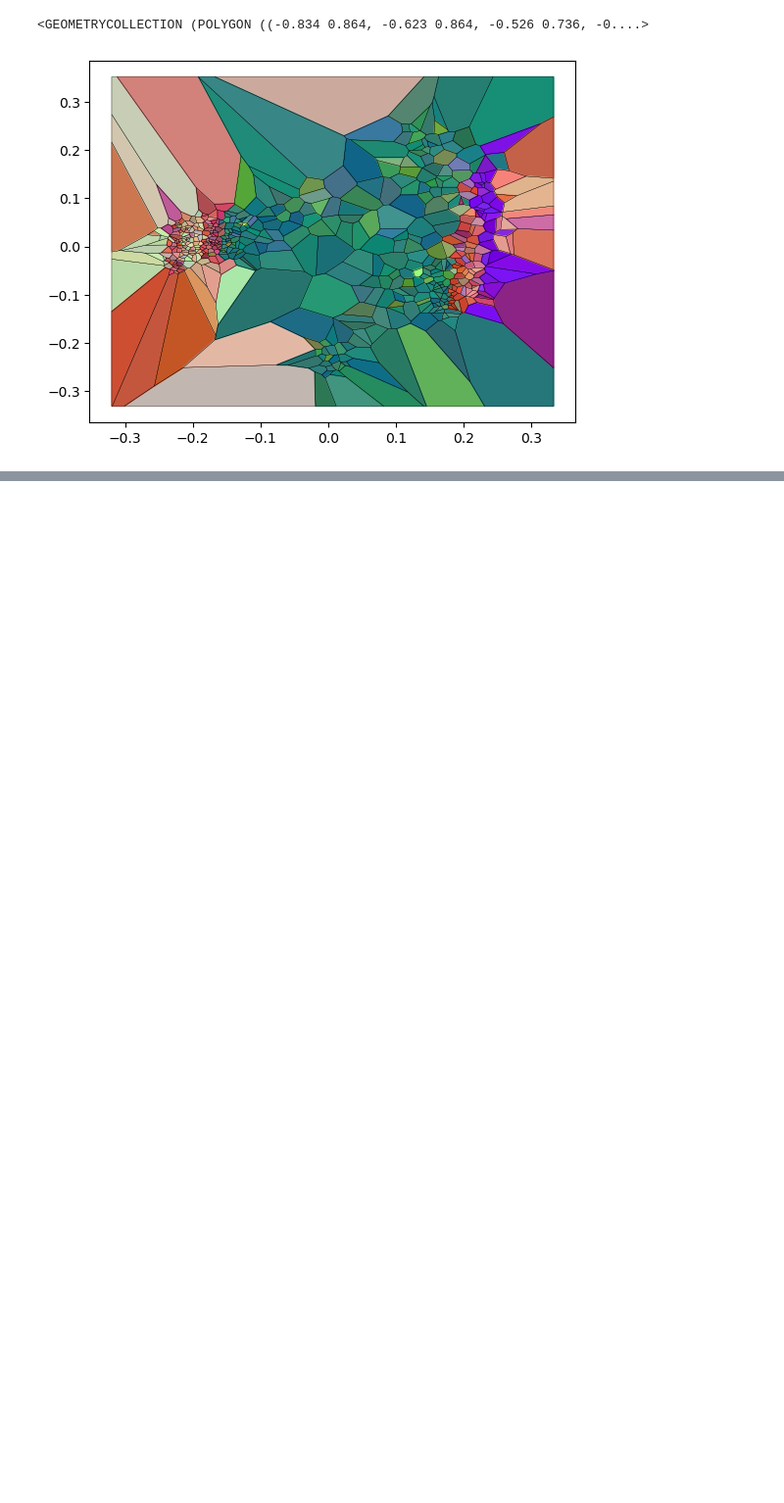
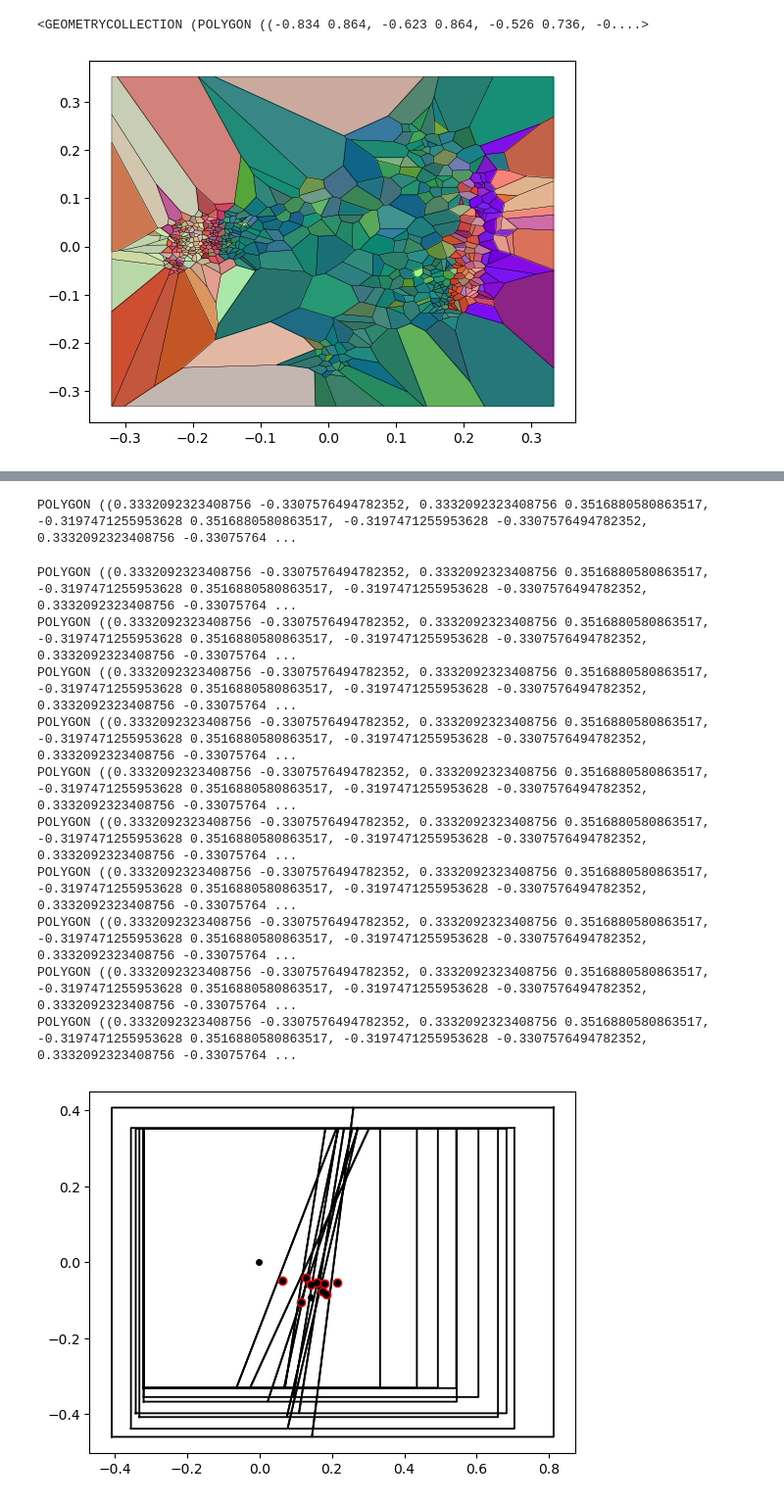
Before and after one commit to aidanbx/GraphGurusVault, a Jupyter notebook: src/Voronoi.ipynb, the cells around one changed output, grey strips where cells are left out. Shown: that part at 98% size. Saved outputs shown, nothing was run; the diff lists cells and outputs as text; code cells hidden in the pictures; blank space fills up the shorter version.

Commit message:
tweaked the regular voronoi notebook slightly

```diff
--- a/src/Voronoi.ipynb
+++ b/src/Voronoi.ipynb
@@ -46,0 +128,2 @@ plt.show()
+# %%
+centroids = np.array([centroid(tree.left), centroid(tree.right)])
@@ -46,0 +164,26 @@ plt.show()
+# %%
+def _voronoi_first_pass(tree, bounding_box, bounding_polygon=None, depth=0, max_depth=1):
+    boundaries = []
+    leaves = []
+    centroids = []
+    if depth > max_depth: return boundaries, leaves, centroids
+    if tree.left != None and tree.right != None:
+        polygons, w = voronoi_partition(tree.left, tree.right, bounding_box, bounding_polygon)
+        for polygon in polygons:
+            if not polygon.is_empty:
+                boundaries.append((polygon,w))
+        c_l = centroid(tree.left)
+        c_r = centroid(tree.right)
+        l_boundaries, l_leaves, l_c = _voronoi_first_pass(tree.left, bounding_box, polygons[0], depth+1, max_depth)
+        r_boundaries, r_leaves, r_c = _voronoi_first_pass(tree.right, bounding_box, polygons[1], depth+1, max_depth)
+        if len(l_c): centroids.extend(l_c)
+        else: centroids.append(c_l)
+        if len(r_c): centroids.extend(r_c)
+        else: centroids.append(c_r)
+        boundaries.extend(l_boundaries)
+        boundaries.extend(r_boundaries)
+        leaves.extend(l_leaves)
+        leaves.extend(r_leaves)
+    else:
+        leaves.append(centroid(tree))
+    return boundaries, leaves, centroids
@@ -46,0 +193,33 @@ plt.show()
+# %%
+def render_voronoi(tree, bounding_box, max_depth):
+    boundaries, leaves, centroids = _voronoi_first_pass(tree, bounding_box, max_depth=max_depth)
+    for shape, width in boundaries:
+        plt.plot(*shape.exterior.xy, c='black', linewidth=width*1.5)
+    for leaf in leaves:
+        plt.plot(*leaf, marker="o", markersize=6, markeredgecolor='red', markerfacecolor='red')
+    for centroid in centroids:
+        plt.plot(*centroid, marker="o", markersize=4, markeredgecolor='black', markerfacecolor='black')
+    #polygons = _voronoi_second_pass(boundaries, leaves)
+    #for i, polygon in enumerate(polygons.geoms):
+    #    plt.plot(*clipped_polygon.exterior.xy, c='black', linewidth=0.2)
+    #    plt.fill(*clipped_polygon.exterior.xy, c=color_space_1d[i])
+    #plt.show()
+    plt.show()
+# %%
+print(bounding_box)
+# %% [output]
+POLYGON ((0.3332092323408756 -0.3307576494782352, 0.3332092323408756 0.3516880580863517, -0.3197471255953628 0.3516880580863517, -0.3197471255953628 -0.3307576494782352, 0.3332092323408756 -0.33075764 ...
+# %%
+render_voronoi(tree, bounding_box, max_depth=9)
+# %% [output]
+POLYGON ((0.3332092323408756 -0.3307576494782352, 0.3332092323408756 0.3516880580863517, -0.3197471255953628 0.3516880580863517, -0.3197471255953628 -0.3307576494782352, 0.3332092323408756 -0.33075764 ...
+POLYGON ((0.3332092323408756 -0.3307576494782352, 0.3332092323408756 0.3516880580863517, -0.3197471255953628 0.3516880580863517, -0.3197471255953628 -0.3307576494782352, 0.3332092323408756 -0.33075764 ...
+POLYGON ((0.3332092323408756 -0.3307576494782352, 0.3332092323408756 0.3516880580863517, -0.3197471255953628 0.3516880580863517, -0.3197471255953628 -0.3307576494782352, 0.3332092323408756 -0.33075764 ...
+POLYGON ((0.3332092323408756 -0.3307576494782352, 0.3332092323408756 0.3516880580863517, -0.3197471255953628 0.3516880580863517, -0.3197471255953628 -0.3307576494782352, 0.3332092323408756 -0.33075764 ...
+POLYGON ((0.3332092323408756 -0.3307576494782352, 0.3332092323408756 0.3516880580863517, -0.3197471255953628 0.3516880580863517, -0.3197471255953628 -0.3307576494782352, 0.3332092323408756 -0.33075764 ...
+POLYGON ((0.3332092323408756 -0.3307576494782352, 0.3332092323408756 0.3516880580863517, -0.3197471255953628 0.3516880580863517, -0.3197471255953628 -0.3307576494782352, 0.3332092323408756 -0.33075764 ...
+POLYGON ((0.3332092323408756 -0.3307576494782352, 0.3332092323408756 0.3516880580863517, -0.3197471255953628 0.3516880580863517, -0.3197471255953628 -0.3307576494782352, 0.3332092323408756 -0.33075764 ...
+POLYGON ((0.3332092323408756 -0.3307576494782352, 0.3332092323408756 0.3516880580863517, -0.3197471255953628 0.3516880580863517, -0.3197471255953628 -0.3307576494782352, 0.3332092323408756 -0.33075764 ...
+POLYGON ((0.3332092323408756 -0.3307576494782352, 0.3332092323408756 0.3516880580863517, -0.3197471255953628 0.3516880580863517, -0.3197471255953628 -0.3307576494782352, 0.3332092323408756 -0.33075764 ...
+POLYGON ((0.3332092323408756 -0.3307576494782352, 0.3332092323408756 0.3516880580863517, -0.3197471255953628 0.3516880580863517, -0.3197471255953628 -0.3307576494782352, 0.3332092323408756 -0.33075764 ...
+[figure, added]
```
Also changed, not shown: parts of 26 cells of this notebook.
